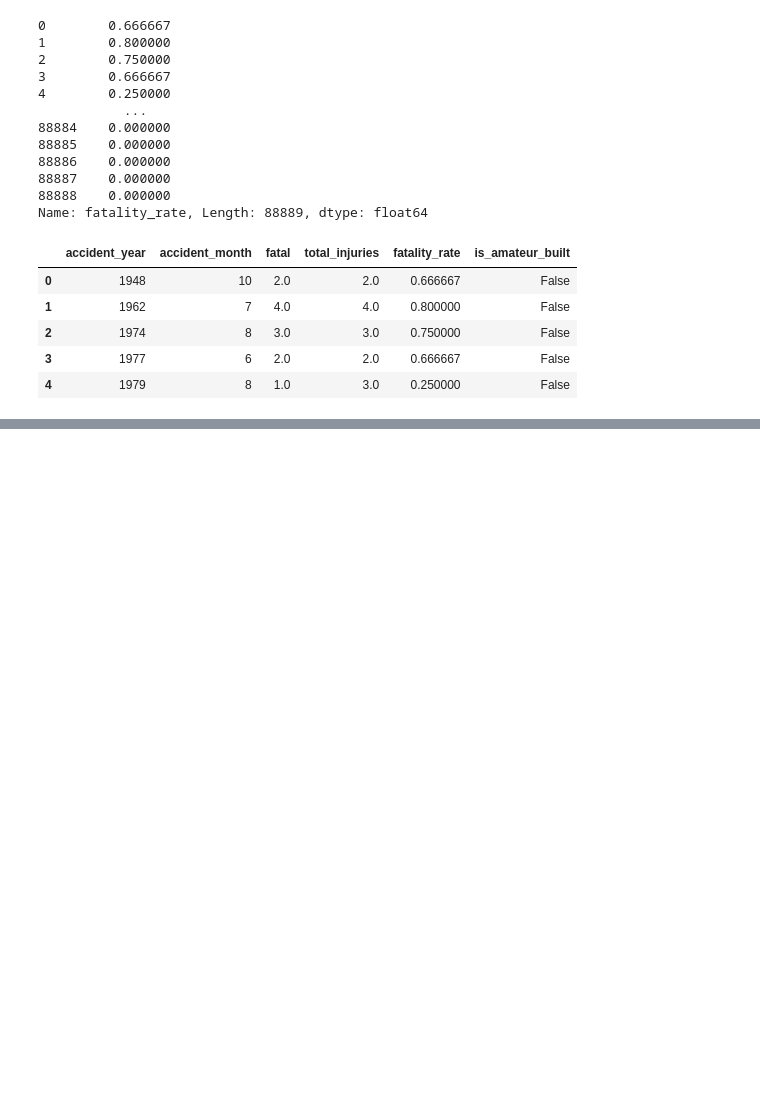
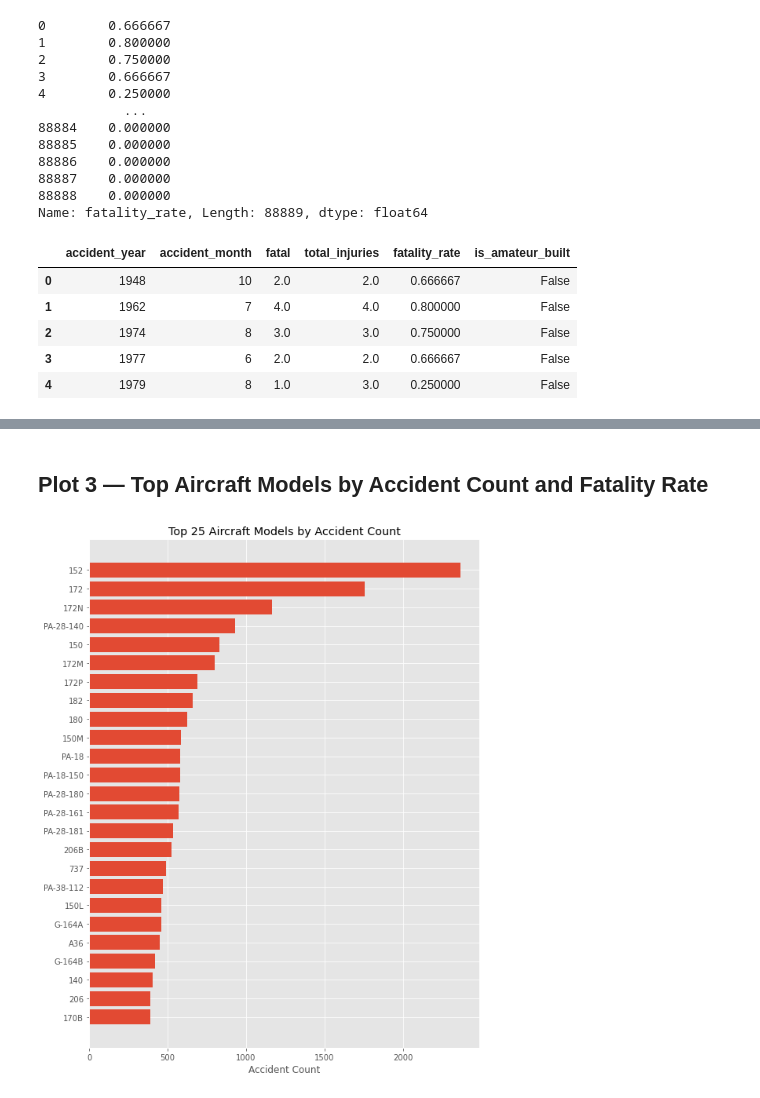
Before and after one commit to ChairoSolutions/New-Aviation-LowRisk-AircraftPurchase-Project, a Jupyter notebook: Brian.ipynb, the cells around one changed output, grey strips where cells are left out. Saved outputs shown, nothing was run; the diff lists cells and outputs as text; code cells hidden in the pictures; blank space fills up the shorter version.

```diff
--- a/Brian.ipynb
+++ b/Brian.ipynb
@@ -346,0 +453,24 @@ df_cleaned[['accident_year','accident_month','fatal','total_injuries','fatality_
+# %% [markdown]
+## Plot 3 — Top Aircraft Models by Accident Count and Fatality Rate
+# %%
+model_col = 'model' if 'model' in df_cleaned.columns else None
+if model_col:
+    top_models = df_cleaned.groupby(model_col).agg(
+        accidents=('accident_year','count'),
+        avg_fatality_rate=('fatality_rate','mean')
+    ).sort_values('accidents', ascending=False).head(25)
+
+    plt.figure(figsize=(8,10))
+    plt.barh(top_models.index.astype(str)[::-1], top_models['accidents'][::-1])
+    plt.title("Top 25 Aircraft Models by Accident Count")
+    plt.xlabel("Accident Count")
+    plt.tight_layout()
+    plt.savefig("Presentation/03_top_models_accidents.png", dpi=200)
+    plt.show()
+
+    # Also save a CSV summary for stakeholders
+    top_models.to_csv("Data/top_models_summary.csv")
+else:
+    print("Model column not found.")
+# %% [output]
+[figure, added]
```
Also changed, not shown: parts of 20 cells of this notebook, 9 other files.
